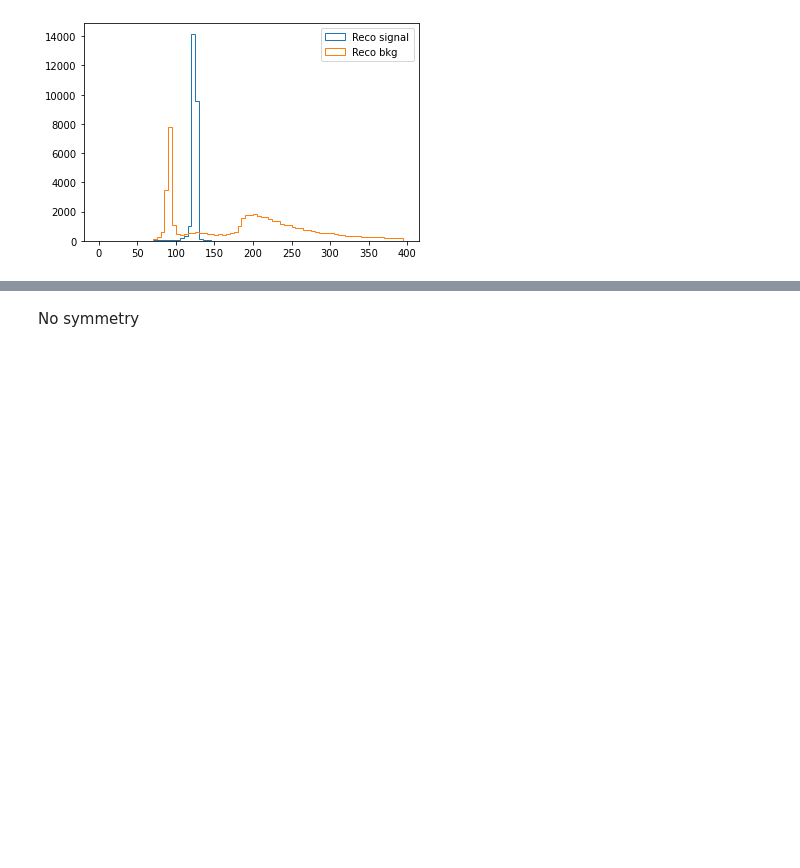
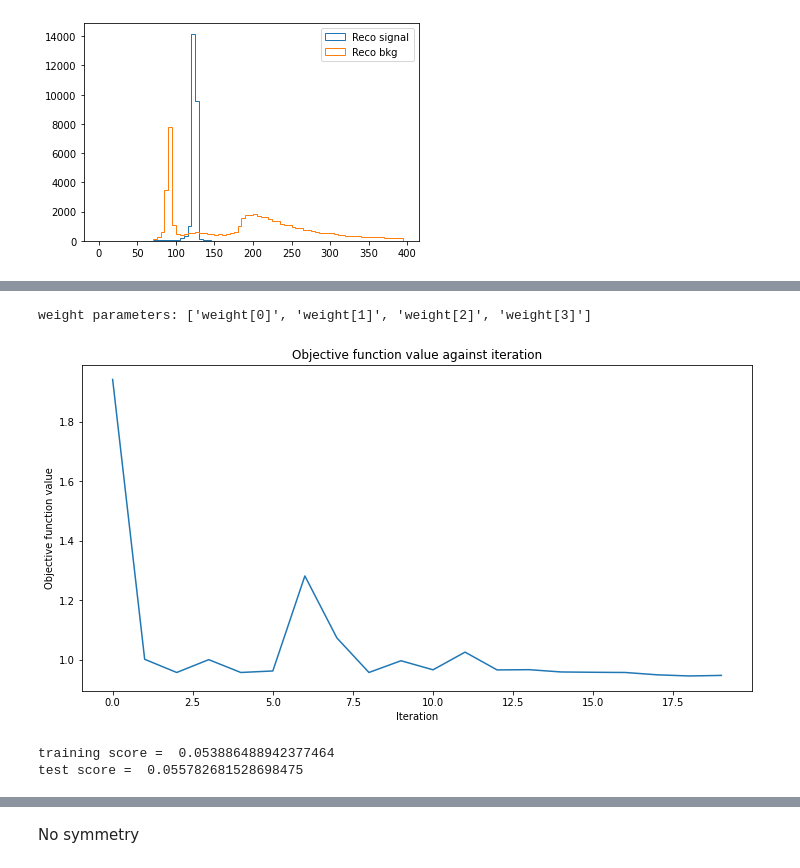
Before and after one commit to Zhelun-Li/VQC-Permutable-Lorentz-symmetry, a Jupyter notebook: Lorentz_symmetry_decay.ipynb, the cells around one changed output, grey strips where cells are left out. Cells and saved outputs as stored; diff of their text form; code cells hidden in the pictures; blank space fills up the shorter version.

```diff
--- a/Lorentz_symmetry_decay.ipynb
+++ b/Lorentz_symmetry_decay.ipynb
@@ -162,9 +166,11 @@ def split(X,y,normalize=True):
     X_val, X_test, y_val, y_test = train_test_split(X_valTest, y_valTest, test_size=0.5, random_state=200)
     #Normalizing everythings:
     if normalize:
-        X_train=X_train/X_train.max()
-        X_val=X_val/X_val.max()
-        X_test=X_test/X_test.max()
+        Max=X_train.max()
+        X_train=X_train/Max
+        X_val=X_val/Max
+        X_test=X_test/Max
+
 
     return X_train,y_train,X_val,y_val,X_test,y_test
 # %%
@@ -195,0 +247,29 @@ from qiskit_machine_learning.algorithms.regressors import NeuralNetworkRegressor
+# %%
+estimator_qnn_rotPerm=getEstimator(2,4)
+# %% [output]
+weight parameters: ['weight[0]', 'weight[1]', 'weight[2]', 'weight[3]']
+# %%
+maxEvents=5000
+MaxIter=20
+
+loss='squared_error'
+optimizer=COBYLA(maxiter=MaxIter)
+
+estimator_regressor_rotPerm = NeuralNetworkRegressor(
+    estimator_qnn_rotPerm, optimizer=optimizer ,callback=callback_graph,loss=loss
+)
+
+
+objective_func_vals = []
+plt.rcParams["figure.figsize"] = (12, 6)
+plt.grid()
+
+# fit classifier to data
+estimator_regressor_rotPerm.fit(X_train_dot[0:maxEvents], y_train_dot[0:maxEvents])
+
+print("training score = ",estimator_regressor_rotPerm.score(X_train_dot[0:maxEvents], y_train_dot[0:maxEvents]))
+print("test score = ",estimator_regressor_rotPerm.score(X_test_dot[0:maxEvents], y_test_dot[0:maxEvents]))
+# %% [output]
+[figure, added]
+training score =  0.053886488942377464
+test score =  0.055782681528698475
```
Also changed, not shown: parts of 70 cells of this notebook.
